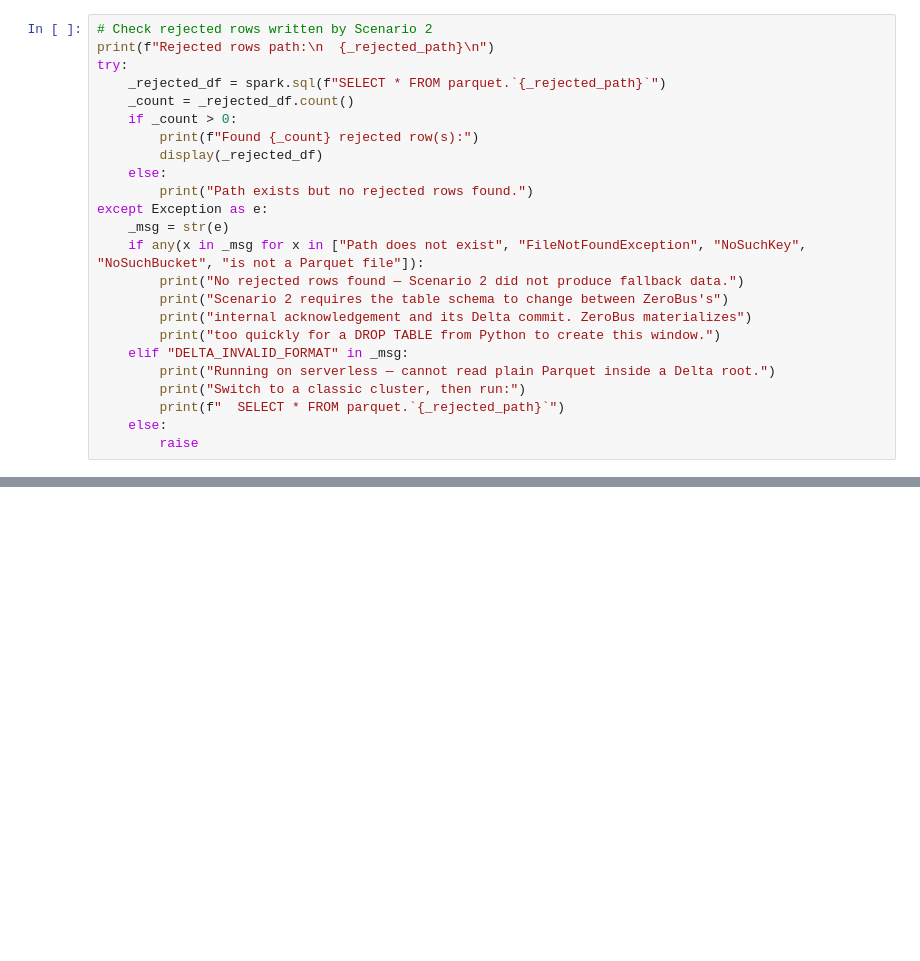
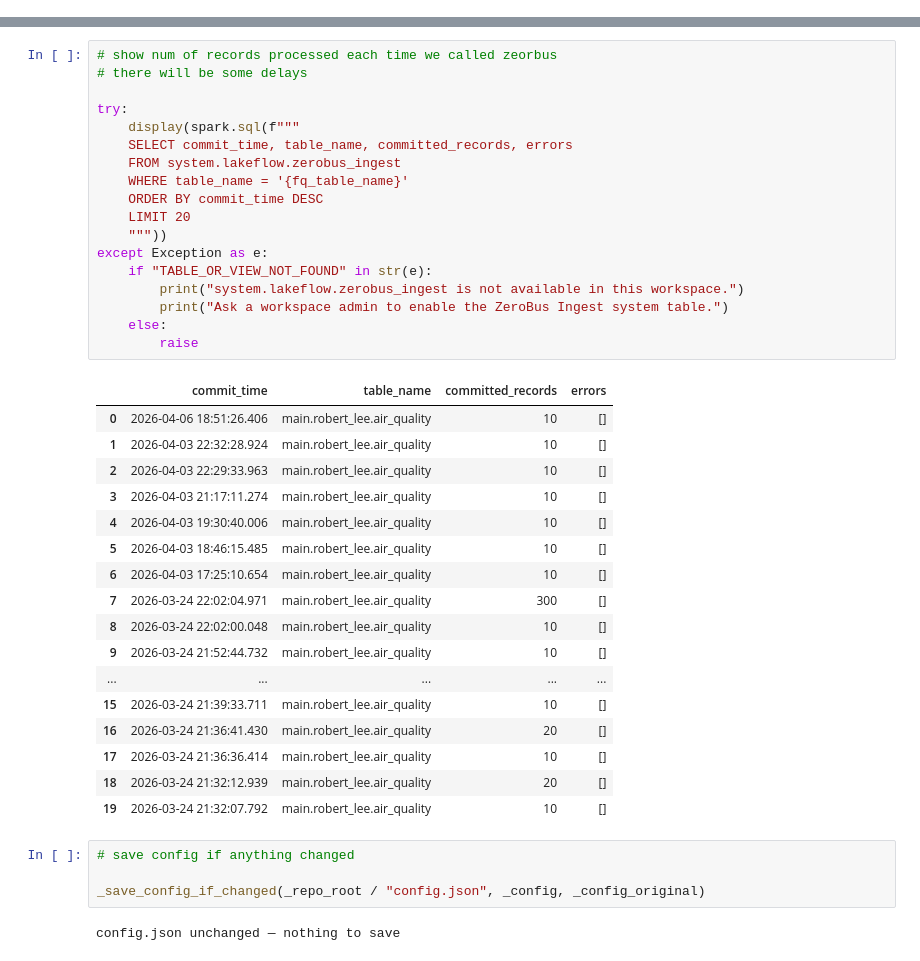
Before and after one commit to rsleedbx/zerobusdemo, a Jupyter notebook: notebooks/public_example.ipynb, the cells around one changed output, grey strips where cells are left out. Cells and saved outputs as stored; diff of their text form; blank space fills up the shorter version.

```diff
--- a/notebooks/public_example.ipynb
+++ b/notebooks/public_example.ipynb
@@ -305,24 +389,0 @@ Table restored — check the next cell for rejected rows.
-# %%
-# Check rejected rows written by Scenario 2
-print(f"Rejected rows path:\n  {_rejected_path}\n")
-try:
-    _rejected_df = spark.sql(f"SELECT * FROM parquet.`{_rejected_path}`")
-    _count = _rejected_df.count()
-    if _count > 0:
-        print(f"Found {_count} rejected row(s):")
-        display(_rejected_df)
-    else:
-        print("Path exists but no rejected rows found.")
-except Exception as e:
-    _msg = str(e)
-    if any(x in _msg for x in ["Path does not exist", "FileNotFoundException", "NoSuchKey", "NoSuchBucket", "is not a Parquet file"]):
-        print("No rejected rows found — Scenario 2 did not produce fallback data.")
-        print("Scenario 2 requires the table schema to change between ZeroBus's")
-        print("internal acknowledgement and its Delta commit. ZeroBus materializes")
-        print("too quickly for a DROP TABLE from Python to create this window.")
-    elif "DELTA_INVALID_FORMAT" in _msg:
-        print("Running on serverless — cannot read plain Parquet inside a Delta root.")
-        print("Switch to a classic cluster, then run:")
-        print(f"  SELECT * FROM parquet.`{_rejected_path}`")
-    else:
-        raise
@@ -364,0 +390,42 @@ LIMIT 20
+# %%
+# show num of records processed each time we called zeorbus
+# there will be some delays
+
+try:
+    display(spark.sql(f"""
+    SELECT commit_time, table_name, committed_records, errors
+    FROM system.lakeflow.zerobus_ingest
+    WHERE table_name = '{fq_table_name}'
+    ORDER BY commit_time DESC
+    LIMIT 20
+    """))
+except Exception as e:
+    if "TABLE_OR_VIEW_NOT_FOUND" in str(e):
+        print("system.lakeflow.zerobus_ingest is not available in this workspace.")
+        print("Ask a workspace admin to enable the ZeroBus Ingest system table.")
+    else:
+        raise
+# %% [output]
+|  | commit_time | table_name | committed_records | errors |
+| 0 | 2026-04-06 18:51:26.406 | main.robert_lee.air_quality | 10 | [] |
+| 1 | 2026-04-03 22:32:28.924 | main.robert_lee.air_quality | 10 | [] |
+| 2 | 2026-04-03 22:29:33.963 | main.robert_lee.air_quality | 10 | [] |
+| 3 | 2026-04-03 21:17:11.274 | main.robert_lee.air_quality | 10 | [] |
+| 4 | 2026-04-03 19:30:40.006 | main.robert_lee.air_quality | 10 | [] |
+| 5 | 2026-04-03 18:46:15.485 | main.robert_lee.air_quality | 10 | [] |
+| 6 | 2026-04-03 17:25:10.654 | main.robert_lee.air_quality | 10 | [] |
+| 7 | 2026-03-24 22:02:04.971 | main.robert_lee.air_quality | 300 | [] |
+| 8 | 2026-03-24 22:02:00.048 | main.robert_lee.air_quality | 10 | [] |
+| 9 | 2026-03-24 21:52:44.732 | main.robert_lee.air_quality | 10 | [] |
+| ... | ... | ... | ... | ... |
+| 15 | 2026-03-24 21:39:33.711 | main.robert_lee.air_quality | 10 | [] |
+| 16 | 2026-03-24 21:36:41.430 | main.robert_lee.air_quality | 20 | [] |
+| 17 | 2026-03-24 21:36:36.414 | main.robert_lee.air_quality | 10 | [] |
+| 18 | 2026-03-24 21:32:12.939 | main.robert_lee.air_quality | 20 | [] |
+| 19 | 2026-03-24 21:32:07.792 | main.robert_lee.air_quality | 10 | [] |
+# %%
+# save config if anything changed
+
+_save_config_if_changed(_repo_root / "config.json", _config, _config_original)
+# %% [output]
+config.json unchanged — nothing to save
```
Also changed, not shown: parts of 20 cells of this notebook, 3 other files.
